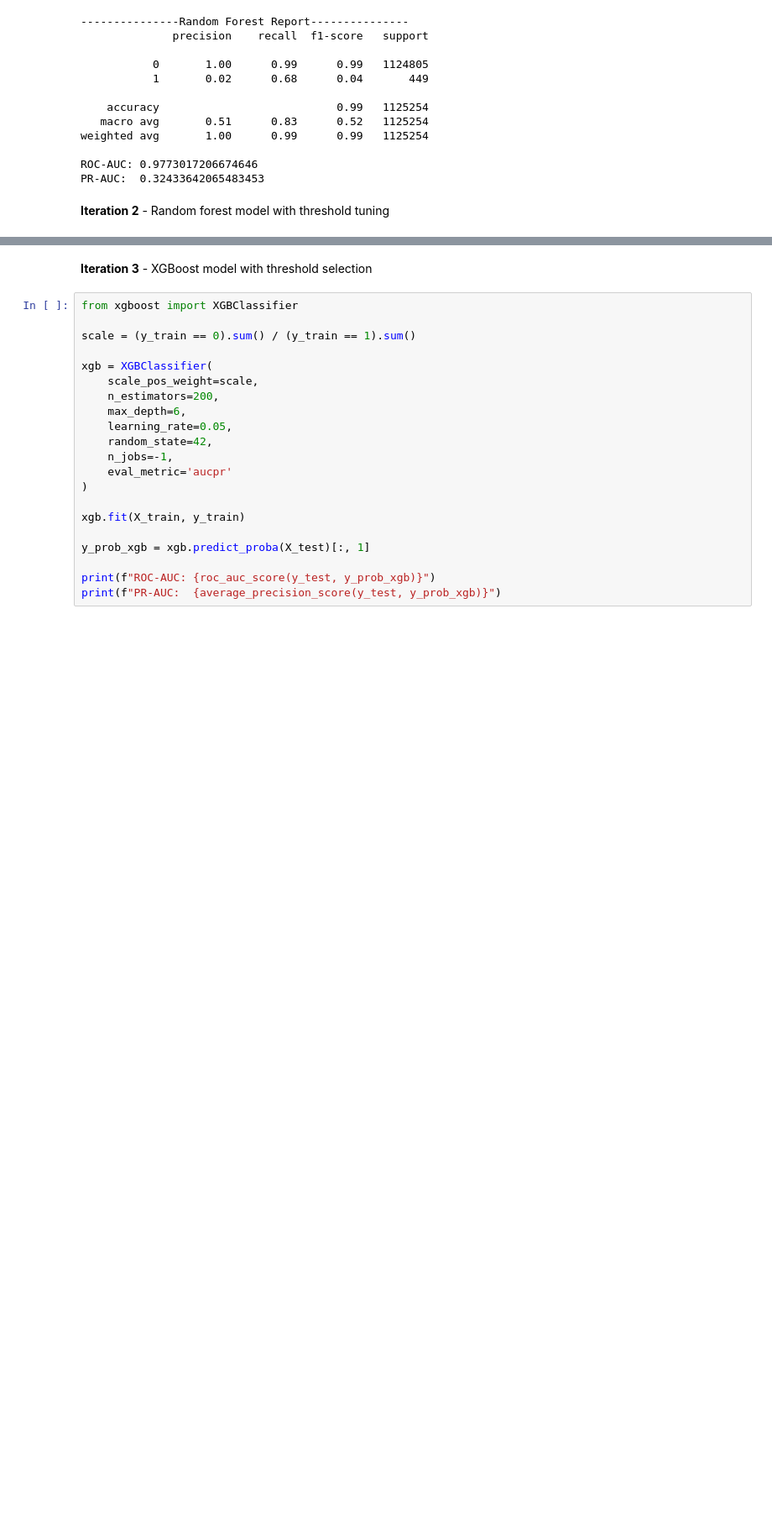
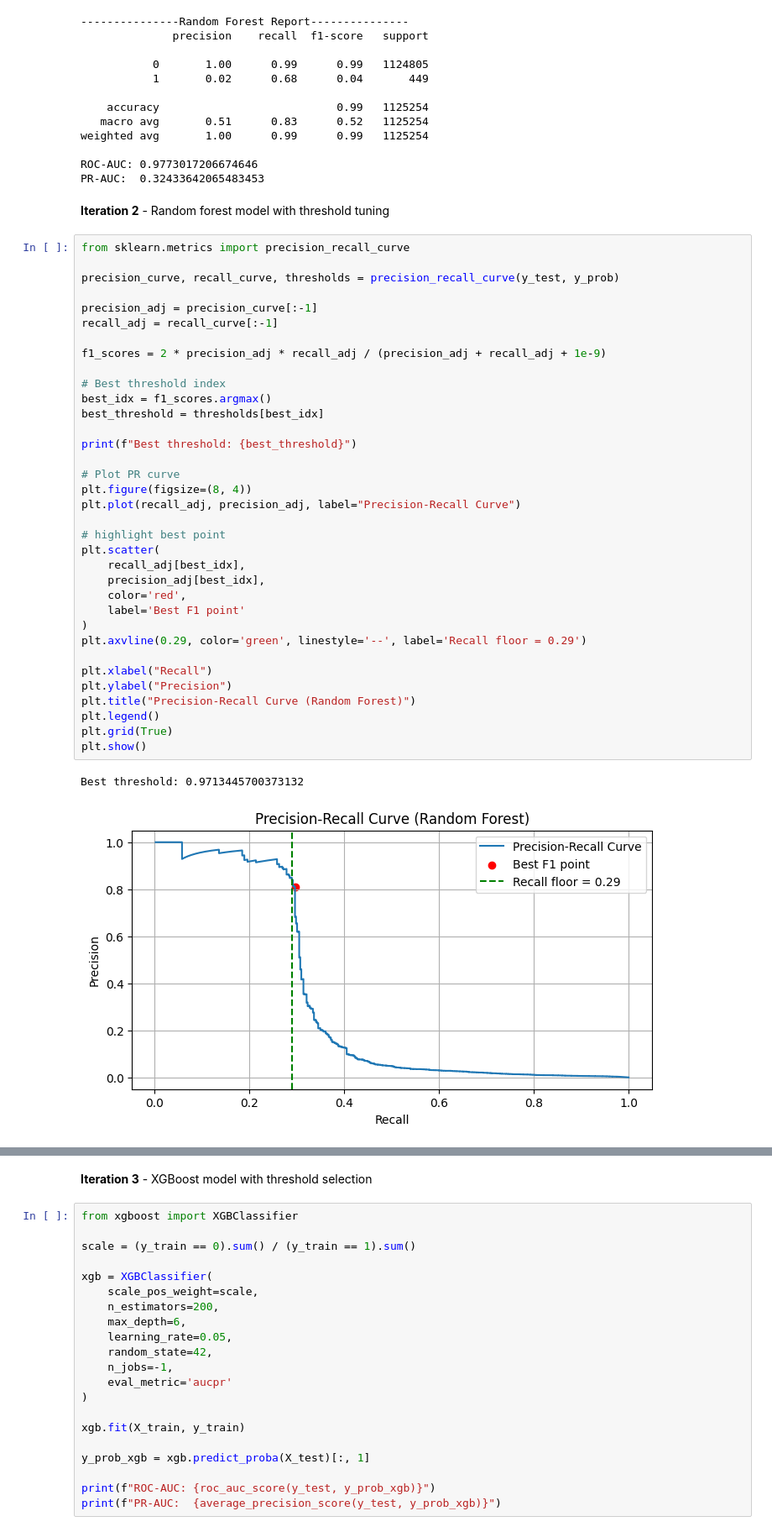
Before and after one commit to XueHu2222/DSAI, a Jupyter notebook: DSAI-assignment.ipynb, the cells around one changed output, grey strips where cells are left out. Shown at 84% size. Cells and saved outputs as stored; diff of their text form; blank space fills up the shorter version.

```diff
--- a/assignment_template_it1.ipynb
+++ b/DSAI-assignment.ipynb
@@ -510,4 +511,42 @@ ROC-AUC: 0.9773017206674646
 PR-AUC:  0.32433642065483453
 # %% [markdown]
 **Iteration 2** - Random forest model with threshold tuning
+# %%
+from sklearn.metrics import precision_recall_curve
+
+precision_curve, recall_curve, thresholds = precision_recall_curve(y_test, y_prob)
+
+precision_adj = precision_curve[:-1]
+recall_adj = recall_curve[:-1]
+
+f1_scores = 2 * precision_adj * recall_adj / (precision_adj + recall_adj + 1e-9)
+
+# Best threshold index
+best_idx = f1_scores.argmax()
+best_threshold = thresholds[best_idx]
+
+print(f"Best threshold: {best_threshold}")
+
+# Plot PR curve
+plt.figure(figsize=(8, 4))
+plt.plot(recall_adj, precision_adj, label="Precision-Recall Curve")
+
+# highlight best point
+plt.scatter(
+    recall_adj[best_idx],
+    precision_adj[best_idx],
+    color='red',
+    label='Best F1 point'
+)
+plt.axvline(0.29, color='green', linestyle='--', label='Recall floor = 0.29')
+
+plt.xlabel("Recall")
+plt.ylabel("Precision")
+plt.title("Precision-Recall Curve (Random Forest)")
+plt.legend()
+plt.grid(True)
+plt.show()
+# %% [output]
+Best threshold: 0.9713445700373132
+[figure, added]
 # %%
```
Also changed, not shown: parts of 5 cells of this notebook.
